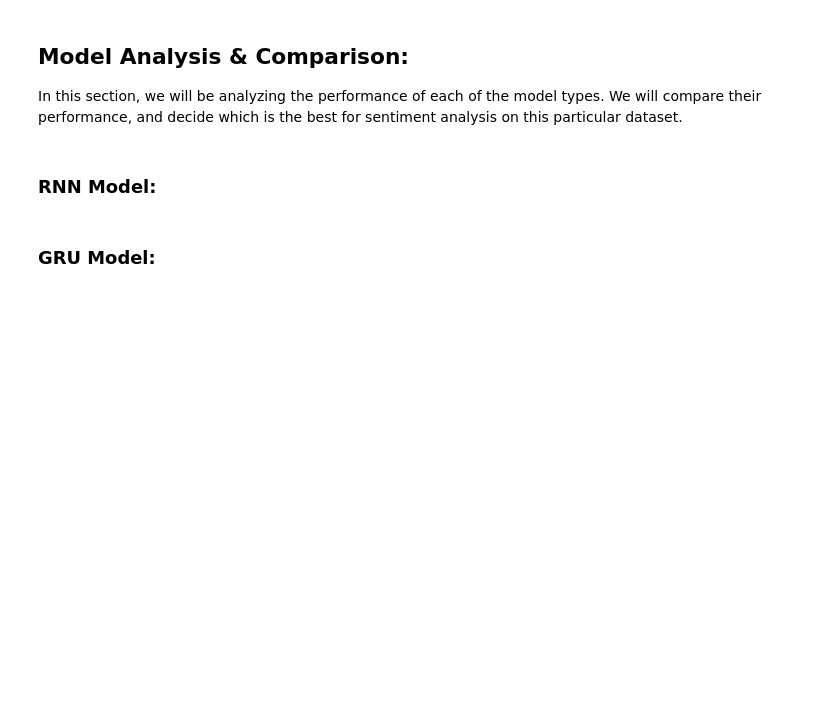
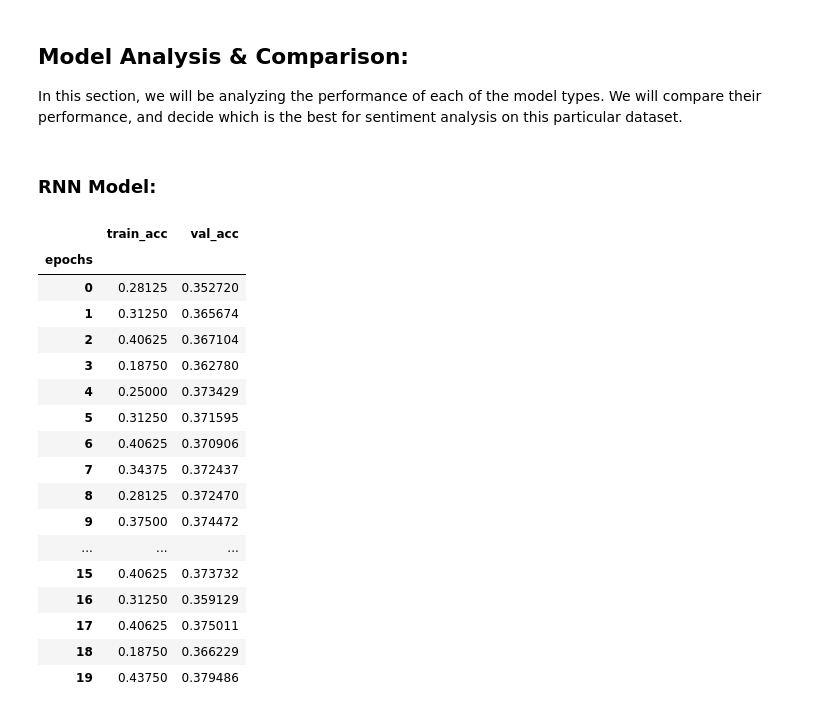
Before and after one commit to ScholarChrispy/ML-Final-Project, a Jupyter notebook: Project.ipynb, the cells around one changed output. Cells and saved outputs as stored; diff of their text form; code cells hidden in the pictures; blank space fills up the shorter version.

```diff
--- a/Project.ipynb
+++ b/Project.ipynb
@@ -593,17 +620,34 @@ HPU available: False, using: 0 HPUs
 In this section, we will be analyzing the performance of each of the model types. We will compare their performance, and decide which is the best for sentiment analysis on this particular dataset.
 # %% [markdown]
 ### **RNN Model:**
-# %% [markdown]
-### **GRU Model:**
 # %%
-metrics = pd.read_csv('./lightning_logs/GRU/version_0/metrics.csv')
+metrics = pd.read_csv('./lightning_logs/RNN/version_1/metrics.csv')
 val_acc = metrics['validation accuracy'].dropna().reset_index(drop=True).to_frame()
 val_acc.index.name = 'epochs'
 val_acc.columns = ['val_acc']
 train_acc = metrics['training accuracy'].dropna().reset_index(drop=True).to_frame()
 train_acc.index.name = 'epochs'
 train_acc.columns = ['train_acc']
 acc = train_acc.merge(val_acc, left_index=True, right_index=True)
 acc
+# %% [output]
+|  | train_acc | val_acc |
+| epochs |  |  |
+| 0 | 0.28125 | 0.352720 |
+| 1 | 0.31250 | 0.365674 |
+| 2 | 0.40625 | 0.367104 |
+| 3 | 0.18750 | 0.362780 |
+| 4 | 0.25000 | 0.373429 |
+| 5 | 0.31250 | 0.371595 |
+| 6 | 0.40625 | 0.370906 |
+| 7 | 0.34375 | 0.372437 |
+| 8 | 0.28125 | 0.372470 |
+| 9 | 0.37500 | 0.374472 |
+| ... | ... | ... |
+| 15 | 0.40625 | 0.373732 |
+| 16 | 0.31250 | 0.359129 |
+| 17 | 0.40625 | 0.375011 |
+| 18 | 0.18750 | 0.366229 |
+| 19 | 0.43750 | 0.379486 |
 # %%
 acc.plot.line();
```
Also changed, not shown: parts of 12 cells of this notebook.
